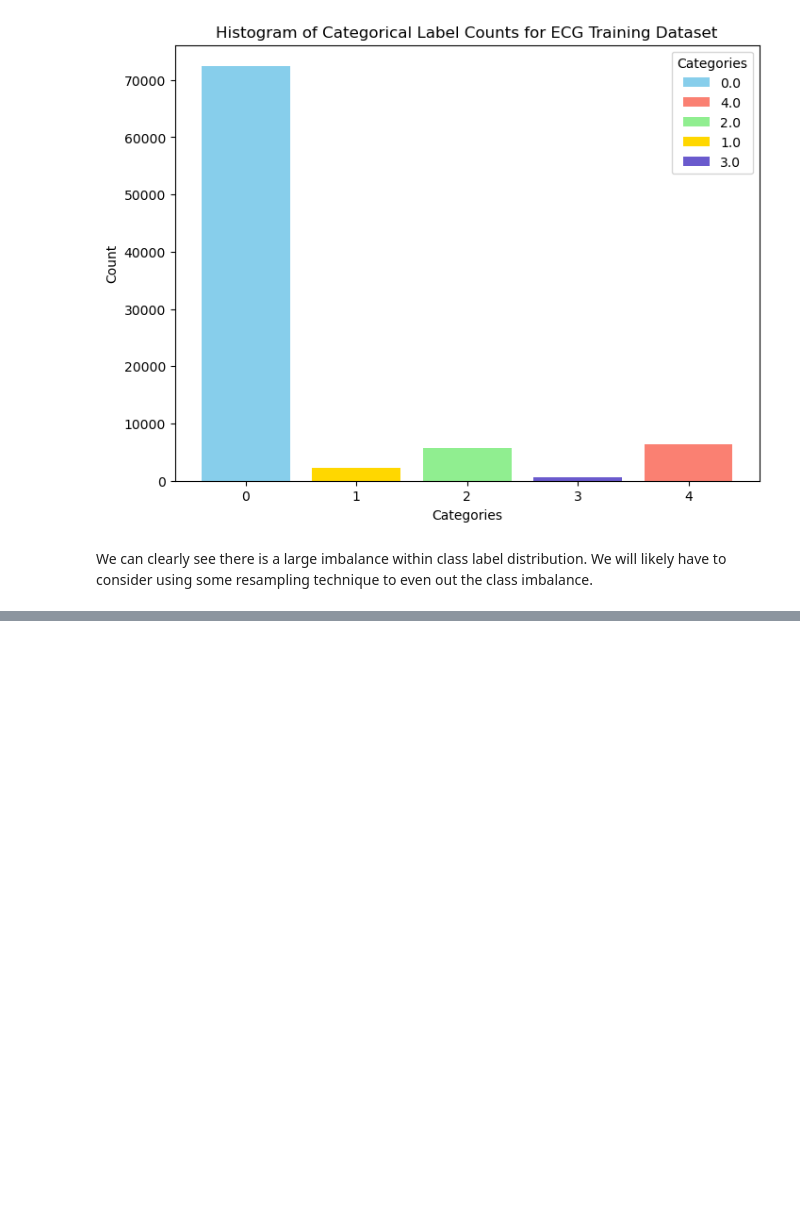
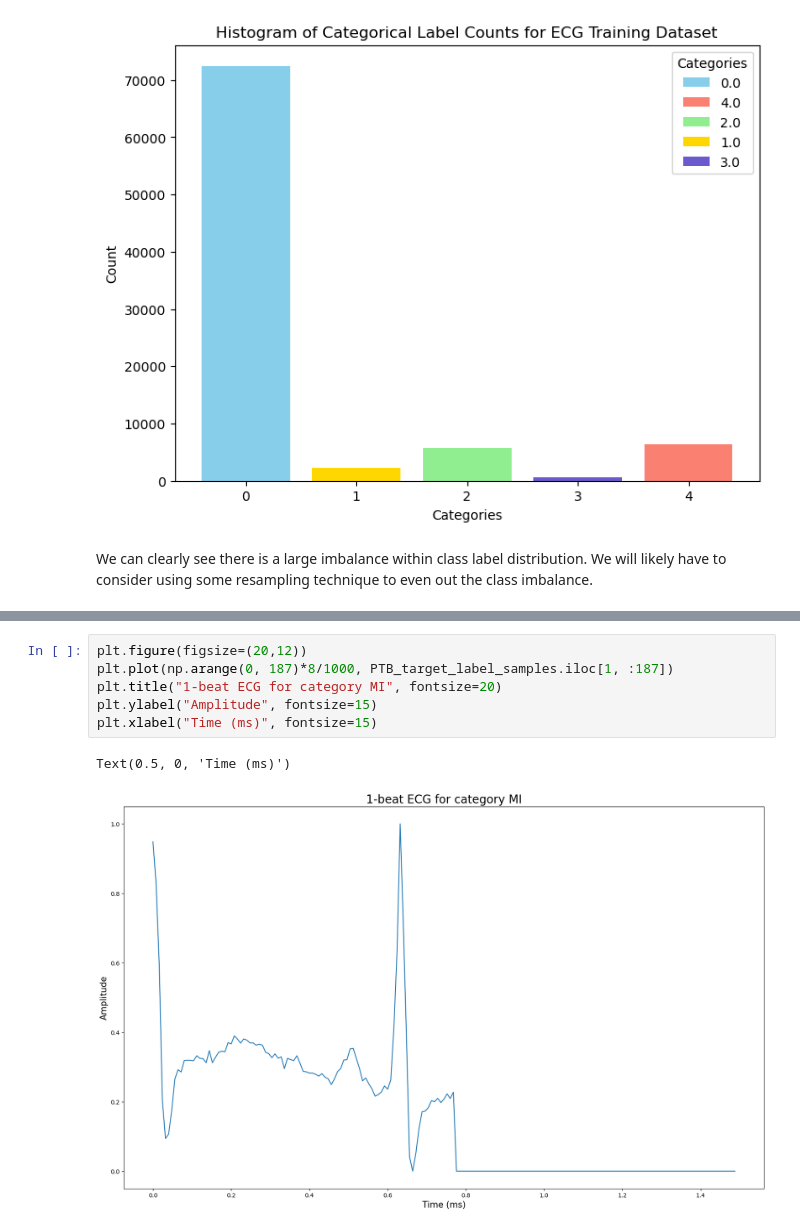
Before and after one commit to uhsipra/MECE788_FinalProject, a Jupyter notebook: MECE788_ECGDataset_EDA.ipynb, the cells around one changed output, grey strips where cells are left out. Cells and saved outputs as stored; diff of their text form; blank space fills up the shorter version.

```diff
--- a/MECE788_ECGDataset_EDA.ipynb
+++ b/MECE788_ECGDataset_EDA.ipynb
@@ -126,0 +194,9 @@ We can clearly see there is a large imbalance within class label distribution. W
+# %%
+plt.figure(figsize=(20,12))
+plt.plot(np.arange(0, 187)*8/1000, PTB_target_label_samples.iloc[1, :187])
+plt.title("1-beat ECG for category MI", fontsize=20)
+plt.ylabel("Amplitude", fontsize=15)
+plt.xlabel("Time (ms)", fontsize=15)
+# %% [output]
+Text(0.5, 0, 'Time (ms)')
+[figure, added]
```
Also changed, not shown: parts of 17 cells of this notebook.
